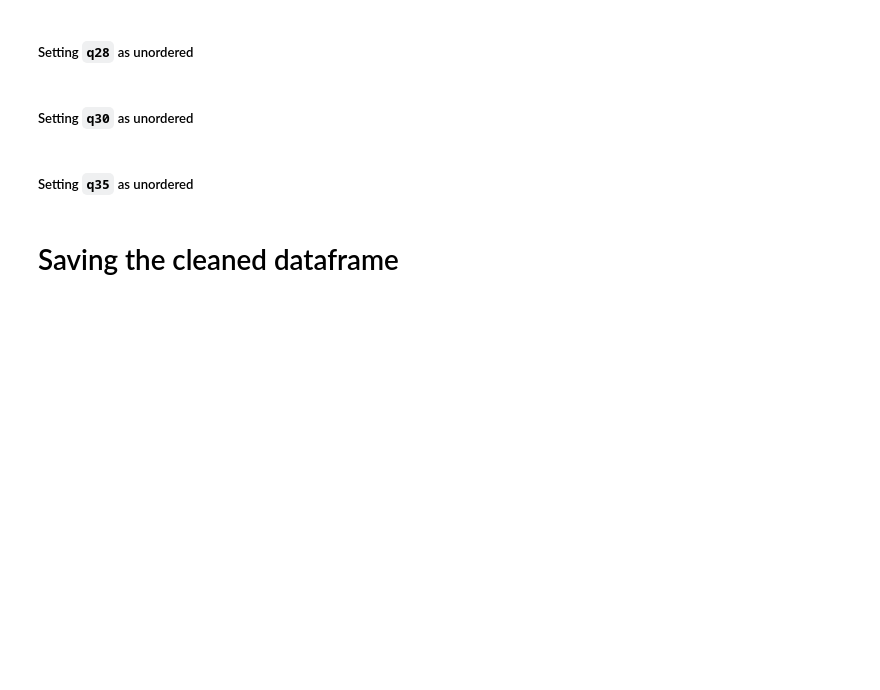
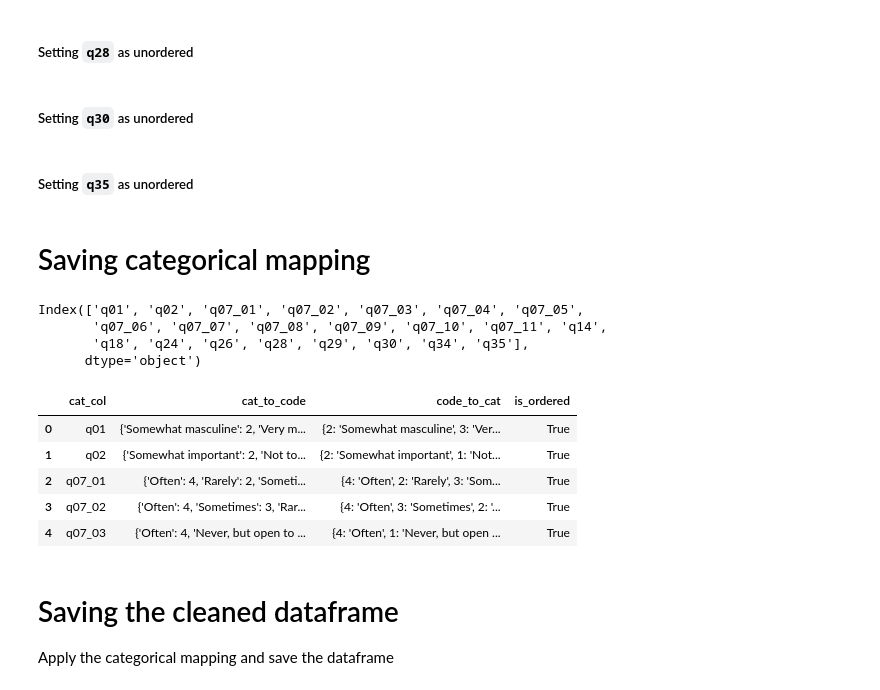
Before and after one commit to andrew-jisan-yoon/exploring-mascul-survey, a Jupyter notebook: cleaning-responses.ipynb, the cells around one changed output. Saved outputs shown, nothing was run; the diff lists cells and outputs as text; code cells hidden in the pictures; blank space fills up the shorter version.

Commit message:
saved category mappings into a csv file

```diff
--- a/cleaning-responses.ipynb
+++ b/cleaning-responses.ipynb
@@ -504,6 +530,34 @@ response_wip['q30'] = response_wip['q30'].cat.as_unordered()
 ##### Setting `q35` as unordered
 # %%
 response_wip['q35'] = response_wip['q35'].cat.as_unordered()
+# %% [markdown]
+# Saving categorical mapping
+# %%
+cat_cols = response_wip.select_dtypes(['category']).columns
+cat_cols
+# %% [output]
+Index(['q01', 'q02', 'q07_01', 'q07_02', 'q07_03', 'q07_04', 'q07_05',
+       'q07_06', 'q07_07', 'q07_08', 'q07_09', 'q07_10', 'q07_11', 'q14',
+       'q18', 'q24', 'q26', 'q28', 'q29', 'q30', 'q34', 'q35'],
+      dtype='object')
+# %%
+cat_to_code = {col: dict(zip(response_wip[col], response_wip[col].cat.codes)) for col in cat_cols}
+code_to_cat = {col: {code: cat for cat, code in mapping.items()} for col, mapping  in cat_to_code.items()}
+is_ordered = {col: response_wip[col].cat.ordered for col in cat_cols}
+
+cat_mapping = pd.DataFrame([cat_to_code, code_to_cat, is_ordered], index=["cat_to_code", "code_to_cat", "is_ordered"]).transpose().reset_index()
+cat_mapping.rename(columns={'index':'cat_col'}, inplace=True)
+cat_mapping.to_csv("cleaned/category-mapping.csv", index=False)
+cat_mapping.head()
+# %% [output]
+|  | cat_col | cat_to_code | code_to_cat | is_ordered |
+| 0 | q01 | {'Somewhat masculine': 2, 'Very m... | {2: 'Somewhat masculine', 3: 'Ver... | True |
+| 1 | q02 | {'Somewhat important': 2, 'Not to... | {2: 'Somewhat important', 1: 'Not... | True |
+| 2 | q07_01 | {'Often': 4, 'Rarely': 2, 'Someti... | {4: 'Often', 2: 'Rarely', 3: 'Som... | True |
+| 3 | q07_02 | {'Often': 4, 'Sometimes': 3, 'Rar... | {4: 'Often', 3: 'Sometimes', 2: '... | True |
+| 4 | q07_03 | {'Often': 4, 'Never, but open to ... | {4: 'Often', 1: 'Never, but open ... | True |
 # %% [markdown]
 # Saving the cleaned dataframe
+
+Apply the categorical mapping and save the dataframe
 # %%
```
Also changed, not shown: parts of 8 cells of this notebook, 2 other files.
